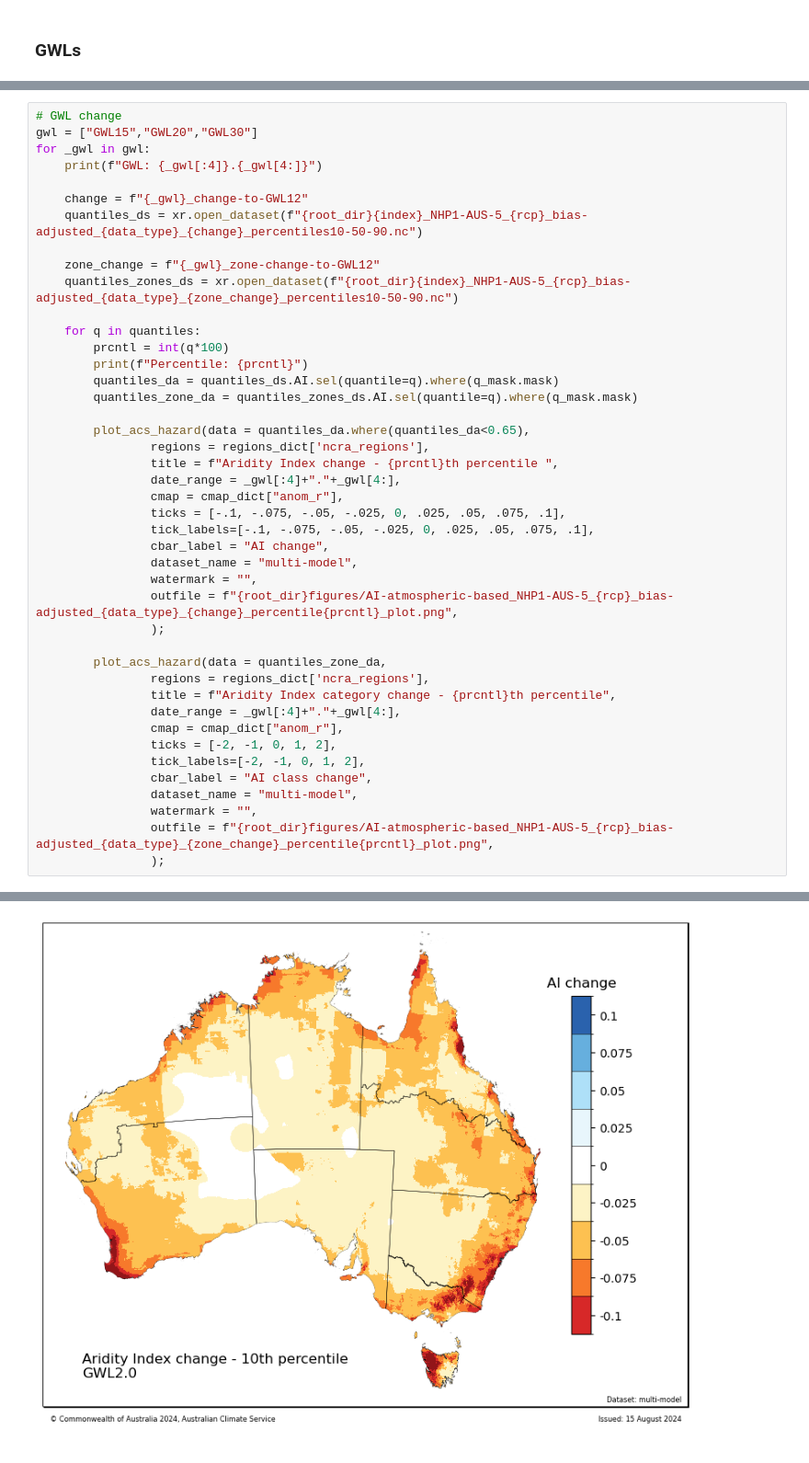
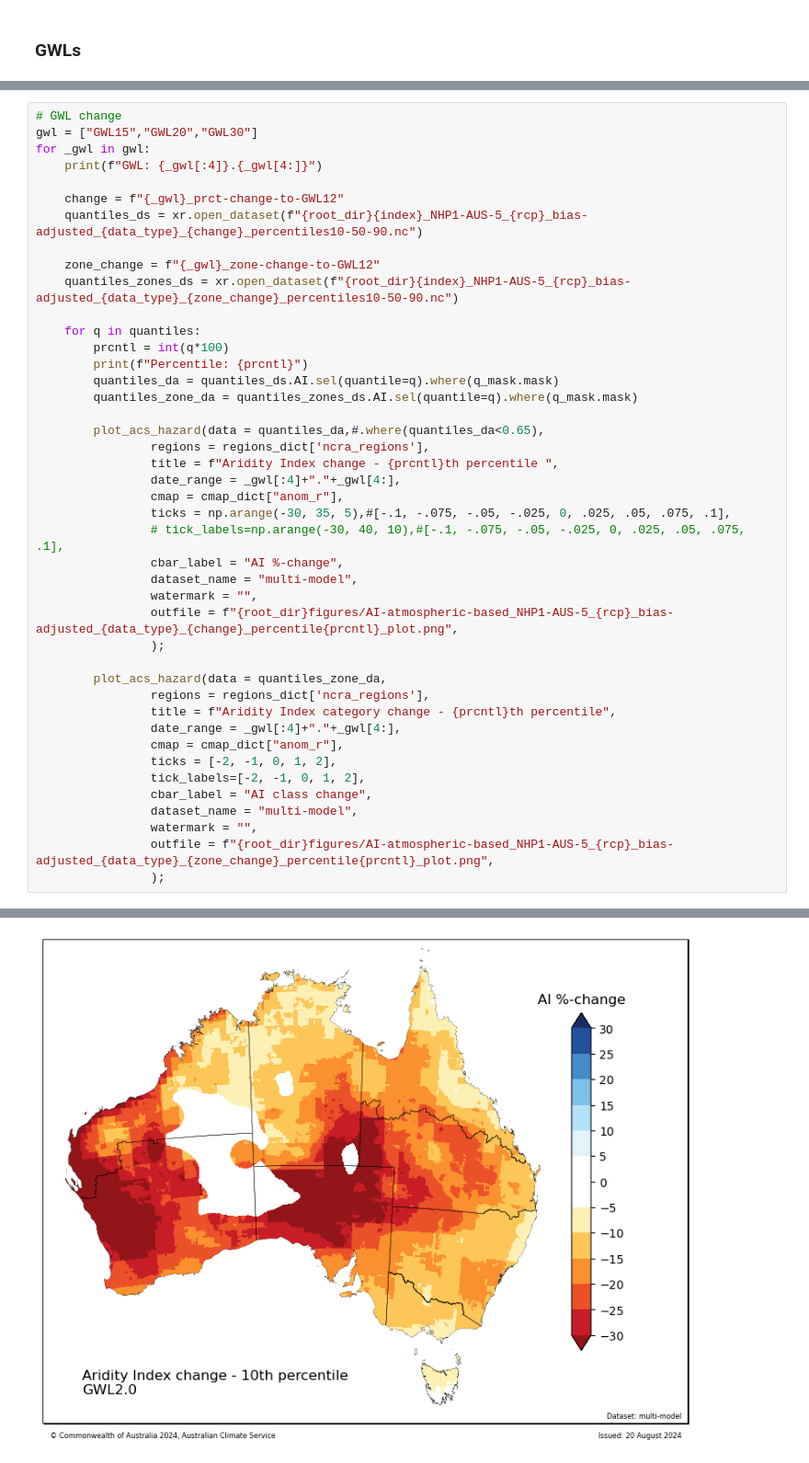
Before and after one commit to AusClimateService/hazards-drought, a Jupyter notebook: aridity/Plot_ai.ipynb, the cells around one changed output, grey strips where cells are left out. Shown at 92% size. Drawn from its saved outputs; the diff is of its cells as text.

Commit message:
update plots

```diff
--- a/aridity/Plot_ai.ipynb
+++ b/aridity/Plot_ai.ipynb
@@ -94,7 +94,7 @@ gwl = ["GWL15","GWL20","GWL30"]
 for _gwl in gwl:
     print(f"GWL: {_gwl[:4]}.{_gwl[4:]}")
 
-    change = f"{_gwl}_change-to-GWL12"
+    change = f"{_gwl}_prct-change-to-GWL12"
     quantiles_ds = xr.open_dataset(f"{root_dir}{index}_NHP1-AUS-5_{rcp}_bias-adjusted_{data_type}_{change}_percentiles10-50-90.nc")
 
     zone_change = f"{_gwl}_zone-change-to-GWL12"
@@ -106,14 +106,14 @@ for _gwl in gwl:
         quantiles_da = quantiles_ds.AI.sel(quantile=q).where(q_mask.mask)
         quantiles_zone_da = quantiles_zones_ds.AI.sel(quantile=q).where(q_mask.mask)
 
-        plot_acs_hazard(data = quantiles_da.where(quantiles_da<0.65),
+        plot_acs_hazard(data = quantiles_da,#.where(quantiles_da<0.65),
                 regions = regions_dict['ncra_regions'],
                 title = f"Aridity Index change - {prcntl}th percentile ",
                 date_range = _gwl[:4]+"."+_gwl[4:],
                 cmap = cmap_dict["anom_r"],
-                ticks = [-.1, -.075, -.05, -.025, 0, .025, .05, .075, .1],
-                tick_labels=[-.1, -.075, -.05, -.025, 0, .025, .05, .075, .1],
-                cbar_label = "AI change",
+                ticks = np.arange(-30, 35, 5),#[-.1, -.075, -.05, -.025, 0, .025, .05, .075, .1],
+                # tick_labels=np.arange(-30, 40, 10),#[-.1, -.075, -.05, -.025, 0, .025, .05, .075, .1],
+                cbar_label = "AI %-change",
                 dataset_name = "multi-model",
                 watermark = "",
                 outfile = f"{root_dir}figures/AI-atmospheric-based_NHP1-AUS-5_{rcp}_bias-adjusted_{data_type}_{change}_percentile{prcntl}_plot.png",
@@ -152,3 +152,3 @@ Percentile: 90
 [figure]
-[figure, old version]
+[figure, new version]
 [figure]
```
Also changed, not shown: parts of 2 cells of this notebook.
